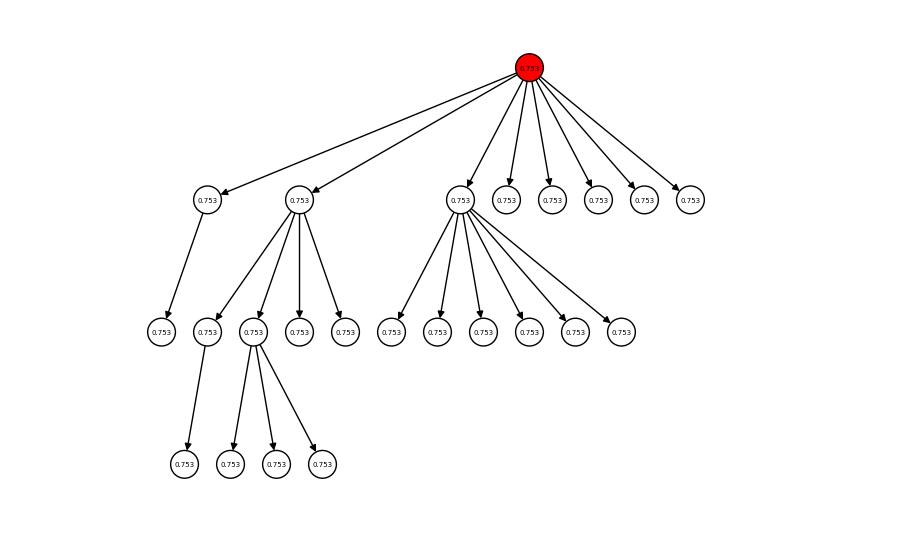
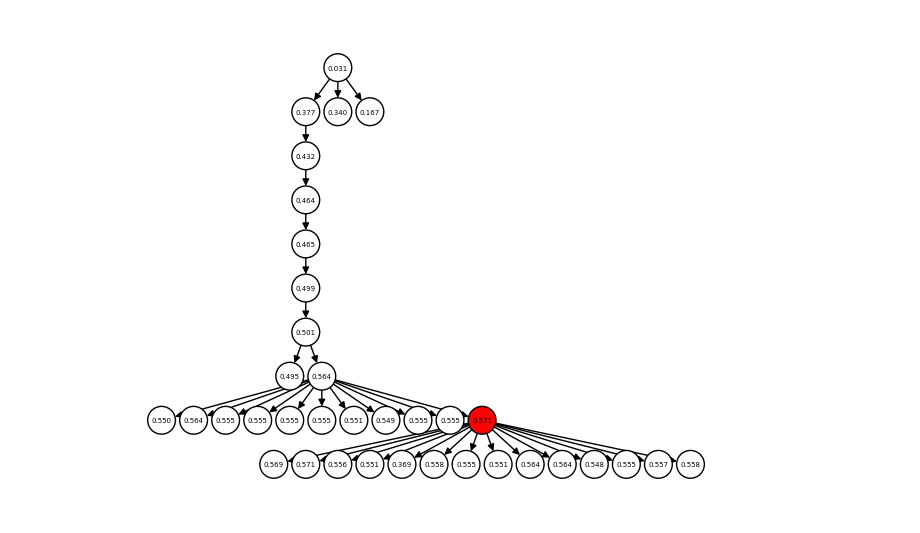
Before and after one commit to deem-data/sempipes, a Jupyter notebook: demo_view_trajectory.ipynb, the cells around one changed output. Drawn from its saved outputs; the diff is of its cells as text; code cells hidden in the pictures.

```diff
--- a/demo_view_trajectory.ipynb
+++ b/demo_view_trajectory.ipynb
@@ -6,7 +6,7 @@ import sempipes
 from sempipes.optimisers.trajectory import load_trajectory_from_json
 
 # This requires a trajectory to be present
-trajectory = load_trajectory_from_json(".sempipes_trajectories/sivep_20251202_144237_74bab019.json")
+trajectory = load_trajectory_from_json(".sempipes_trajectories/fraudbaskets_20251123_182555_d9a27ed5.json")
 
 attributes = {}
 edges = []
@@ -52 +52 @@ plt.show()
-[figure, old version]
+[figure, new version]
```
Also changed, not shown: parts of 4 cells of this notebook, 22 other files.
